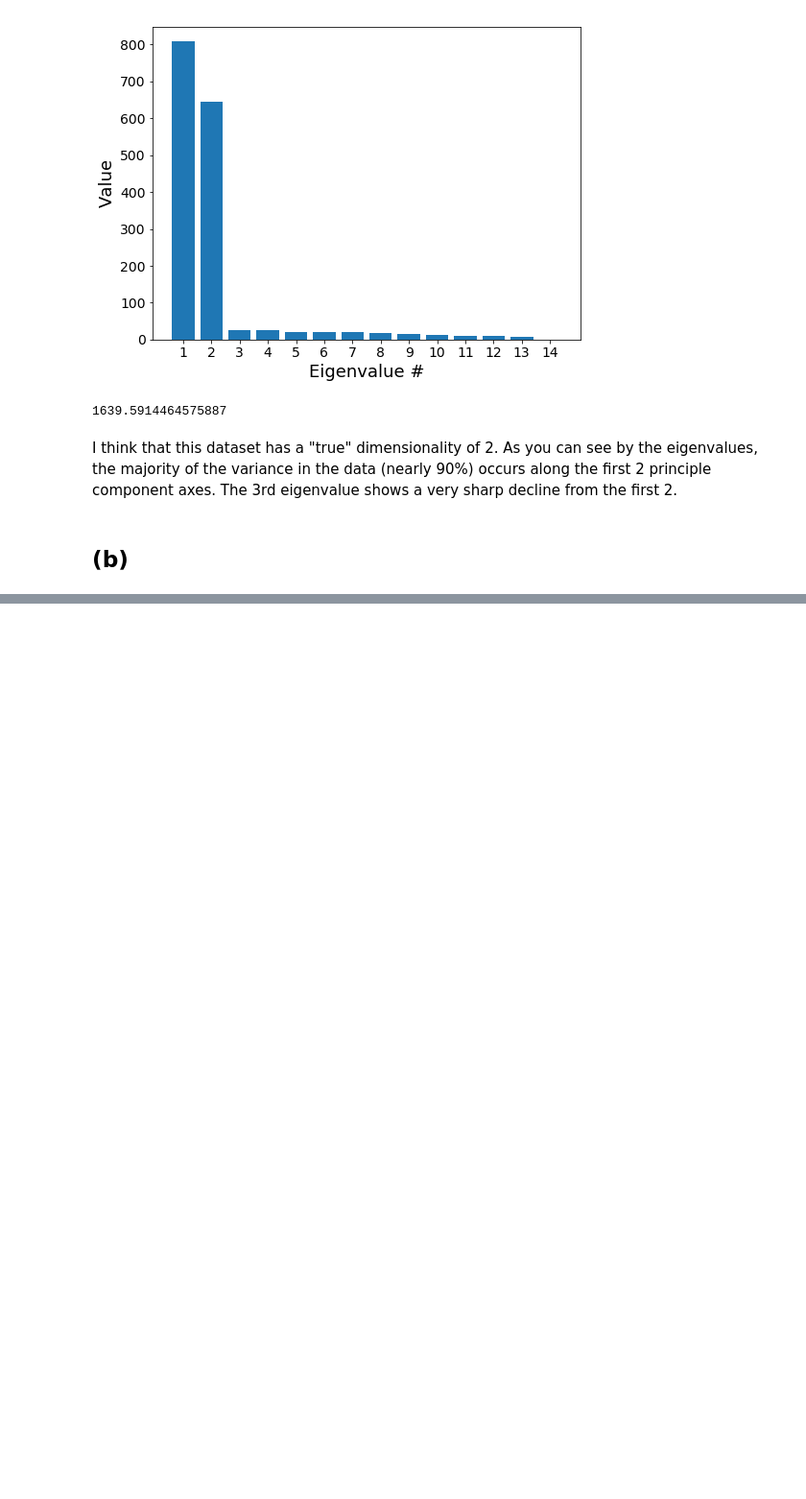
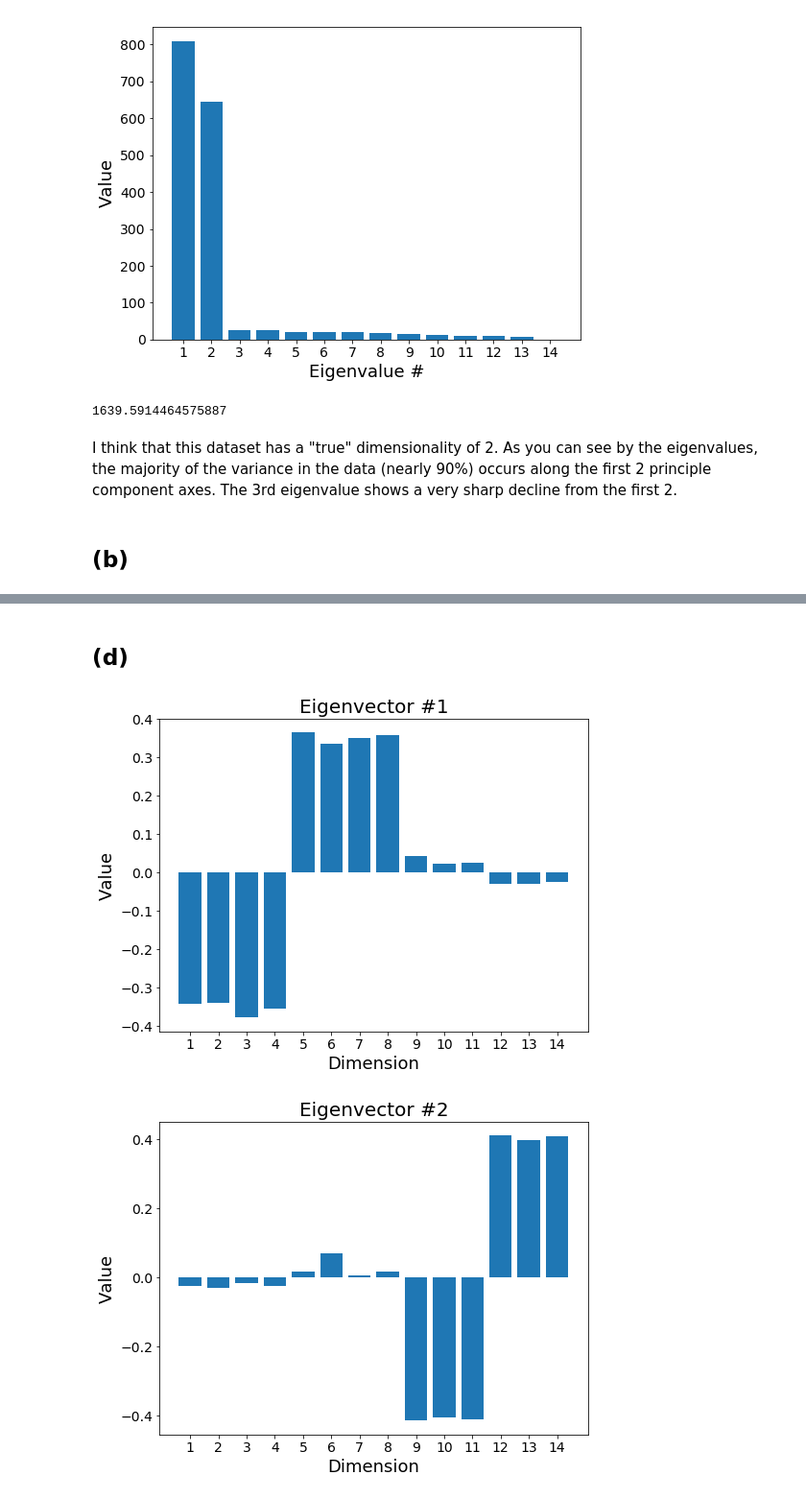
Before and after one commit to rfeinman/hw-mathtools, a Jupyter notebook: hw3_Feinman/hw3.ipynb, the cells around one changed output, grey strips where cells are left out. Shown: that part at 96% size. Cells and saved outputs as stored; diff of their text form; code cells hidden in the pictures; blank space fills up the shorter version.

```diff
--- a/hw3_Feinman/hw3.ipynb
+++ b/hw3_Feinman/hw3.ipynb
@@ -92,0 +150,27 @@ I think that this dataset has a "true" dimensionality of 2. As you can see by th
+# %% [markdown]
+## (d)
+# %%
+# Let's plot eigenvectors 1 & 2.
+inds = list(range(1, 15))
+# starting with 1:
+plt.figure(figsize=(8,6))
+plt.title('Eigenvector #1', fontsize=20)
+plt.bar(inds, Vh[0])
+plt.xticks(inds, fontsize=14)
+plt.yticks(fontsize=14)
+plt.xlabel('Dimension', fontsize=18)
+plt.ylabel('Value', fontsize=18)
+plt.show()
+print('\n')
+# now 2:
+plt.figure(figsize=(8,6))
+plt.title('Eigenvector #2', fontsize=20)
+plt.bar(inds, Vh[1])
+plt.xticks(inds, fontsize=14)
+plt.yticks(fontsize=14)
+plt.xlabel('Dimension', fontsize=18)
+plt.ylabel('Value', fontsize=18)
+plt.show()
+# %% [output]
+[figure, added]
+[figure, added]
```
Also changed, not shown: parts of 25 cells of this notebook.
